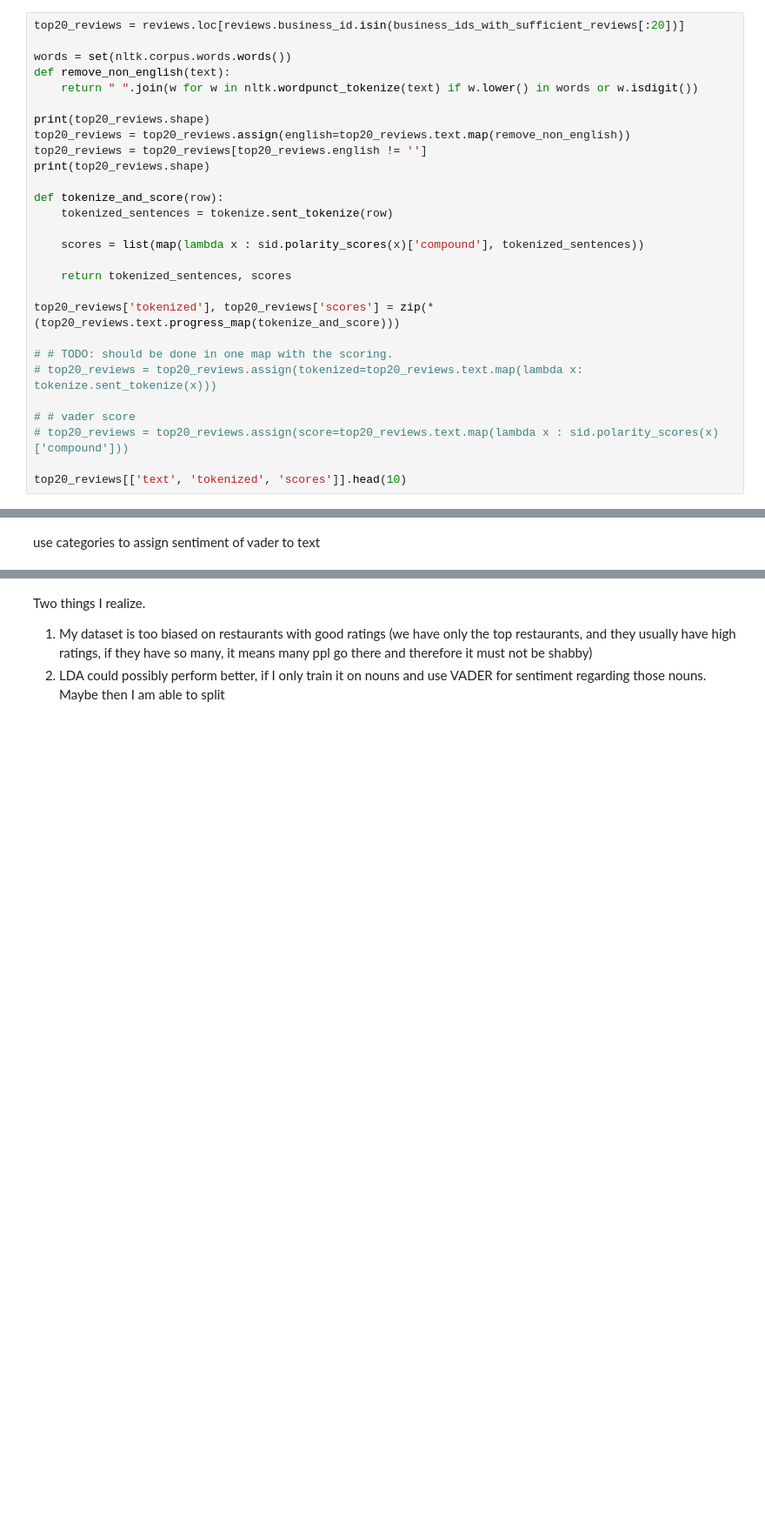
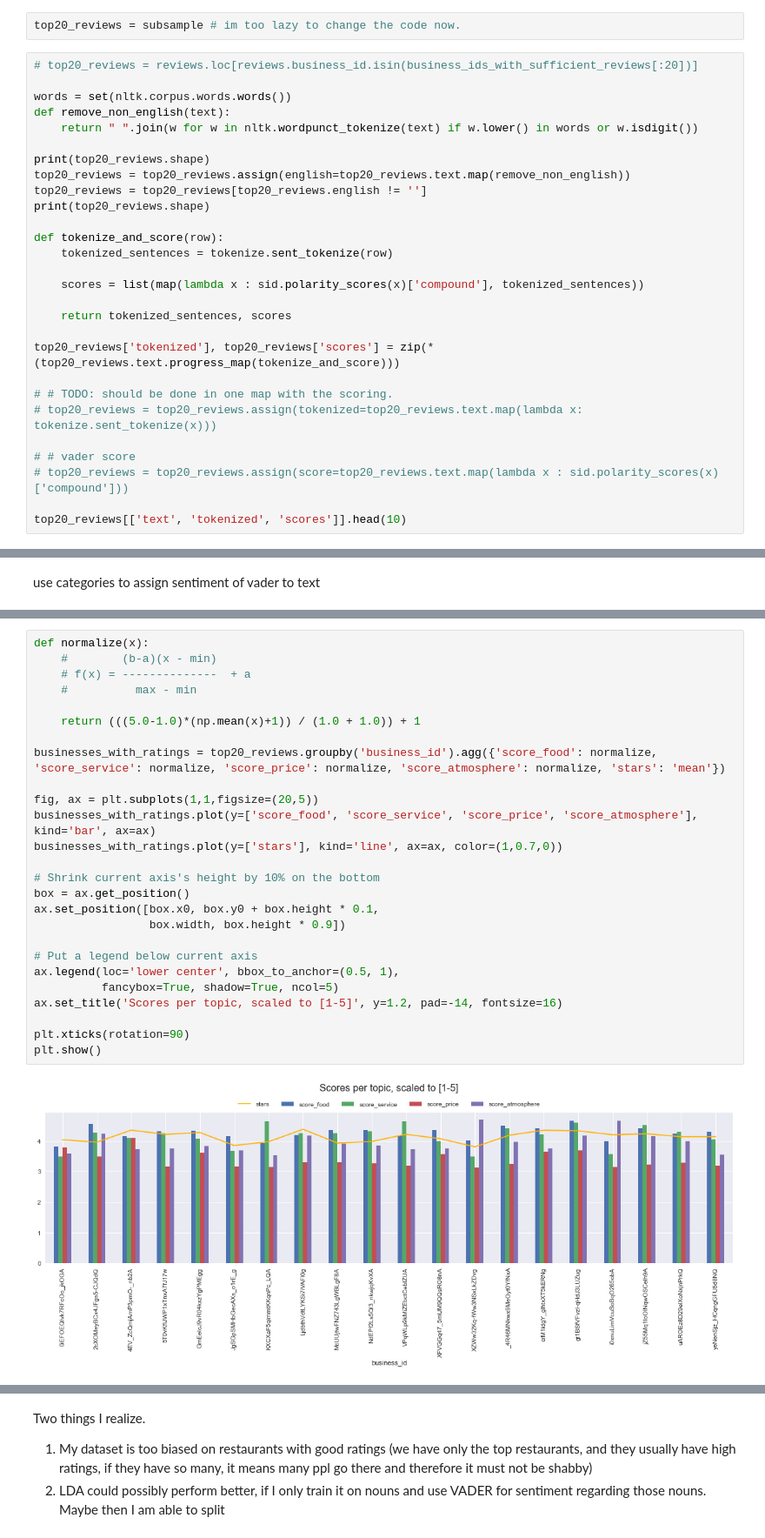
Before and after one commit to lhestermeyer/yelp, a Jupyter notebook: notebooks/20_RestaurantRatingChanges.ipynb, the cells around one changed output, grey strips where cells are left out. Shown at 87% size. Saved outputs shown, nothing was run; the diff lists cells and outputs as text; blank space fills up the shorter version.

```diff
--- a/notebooks/20_RestaurantRatingChanges.ipynb
+++ b/notebooks/20_RestaurantRatingChanges.ipynb
@@ -243,5 +274,7 @@ The words ratio is about the same for our subset, so let's use the subset for no
+# %%
+top20_reviews = subsample # im too lazy to change the code now.
 # %%
-top20_reviews = reviews.loc[reviews.business_id.isin(business_ids_with_sufficient_reviews[:20])]
+# top20_reviews = reviews.loc[reviews.business_id.isin(business_ids_with_sufficient_reviews[:20])]
 
 words = set(nltk.corpus.words.words())
 def remove_non_english(text):
@@ -457,0 +496,28 @@ TypeError: 'int' object is not iterable
+# %%
+def normalize(x):
+    #        (b-a)(x - min)
+    # f(x) = --------------  + a
+    #          max - min
+
+    return (((5.0-1.0)*(np.mean(x)+1)) / (1.0 + 1.0)) + 1
+
+businesses_with_ratings = top20_reviews.groupby('business_id').agg({'score_food': normalize, 'score_service': normalize, 'score_price': normalize, 'score_atmosphere': normalize, 'stars': 'mean'})
+
+fig, ax = plt.subplots(1,1,figsize=(20,5))
+businesses_with_ratings.plot(y=['score_food', 'score_service', 'score_price', 'score_atmosphere'], kind='bar', ax=ax)
+businesses_with_ratings.plot(y=['stars'], kind='line', ax=ax, color=(1,0.7,0))
+
+# Shrink current axis's height by 10% on the bottom
+box = ax.get_position()
+ax.set_position([box.x0, box.y0 + box.height * 0.1,
+                 box.width, box.height * 0.9])
+
+# Put a legend below current axis
+ax.legend(loc='lower center', bbox_to_anchor=(0.5, 1),
+          fancybox=True, shadow=True, ncol=5)
+ax.set_title('Scores per topic, scaled to [1-5]', y=1.2, pad=-14, fontsize=16)
+
+plt.xticks(rotation=90)
+plt.show()
+# %% [output]
+[figure, added]
```
Also changed, not shown: parts of 21 cells of this notebook.
